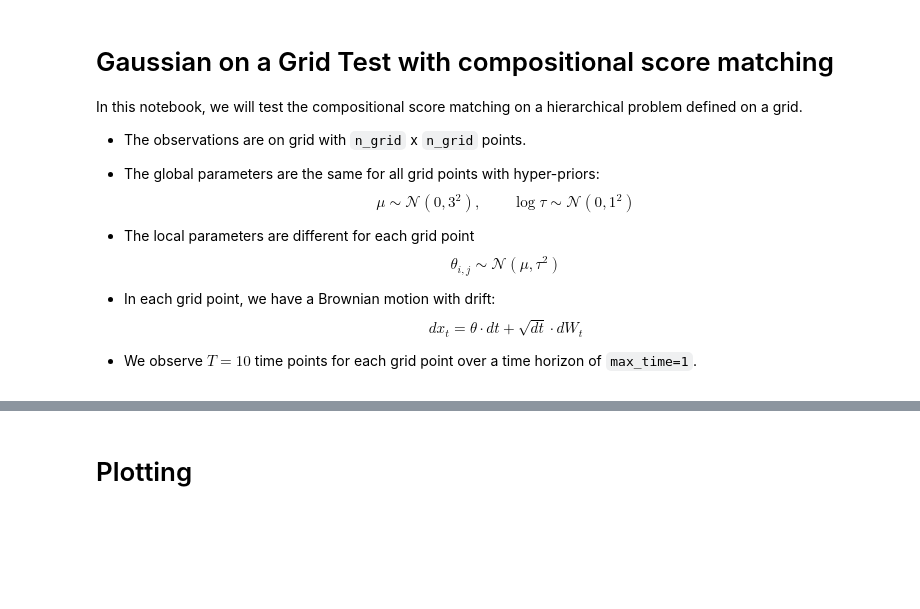
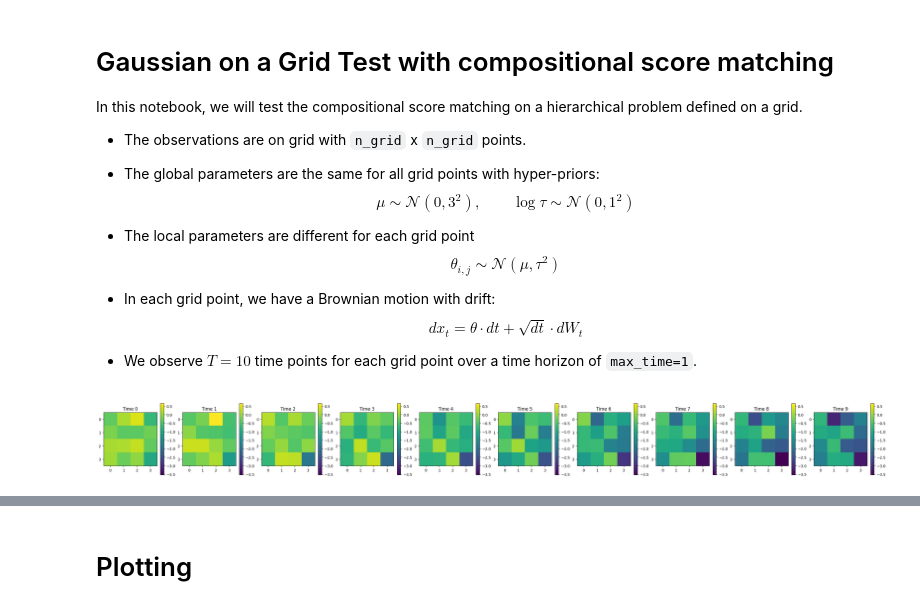
Before and after one commit to bayesflow-org/hierarchical-abi, a Jupyter notebook: gaussian grid STAN.ipynb, the cells around one changed output, grey strips where cells are left out. Drawn from its saved outputs; the diff is of its cells as text; code cells hidden in the pictures; blank space fills up the shorter version.

```diff
--- a/gaussian grid STAN.ipynb
+++ b/gaussian grid STAN.ipynb
@@ -23,18 +23,20 @@ from problems.gaussian_grid import Prior, Simulator, visualize_simulation_output
 # %%
 n_grid = 4
 T = 10
 N = n_grid * n_grid  # number of samples
-data_samples = 100
+data_samples = 1
 
-prior = Prior()
+prior = Prior(n_time_points=T)
 simulator = Simulator(n_time_points=T)
 
 global_param_names = [r'$\mu$', r'$\log \tau$']
 local_param_names = [f'theta[{i}]' for i in range(n_grid * n_grid)]
 
 # test the simulator
 sim_test = simulator(prior.sample_full(1, n_grid=n_grid))['observable']
 visualize_simulation_output(sim_test)
+# %% [output]
+[figure, added]
 # %%
 np.random.seed(0)
 
```
Also changed, not shown: parts of 6 cells of this notebook, 32 other files.
